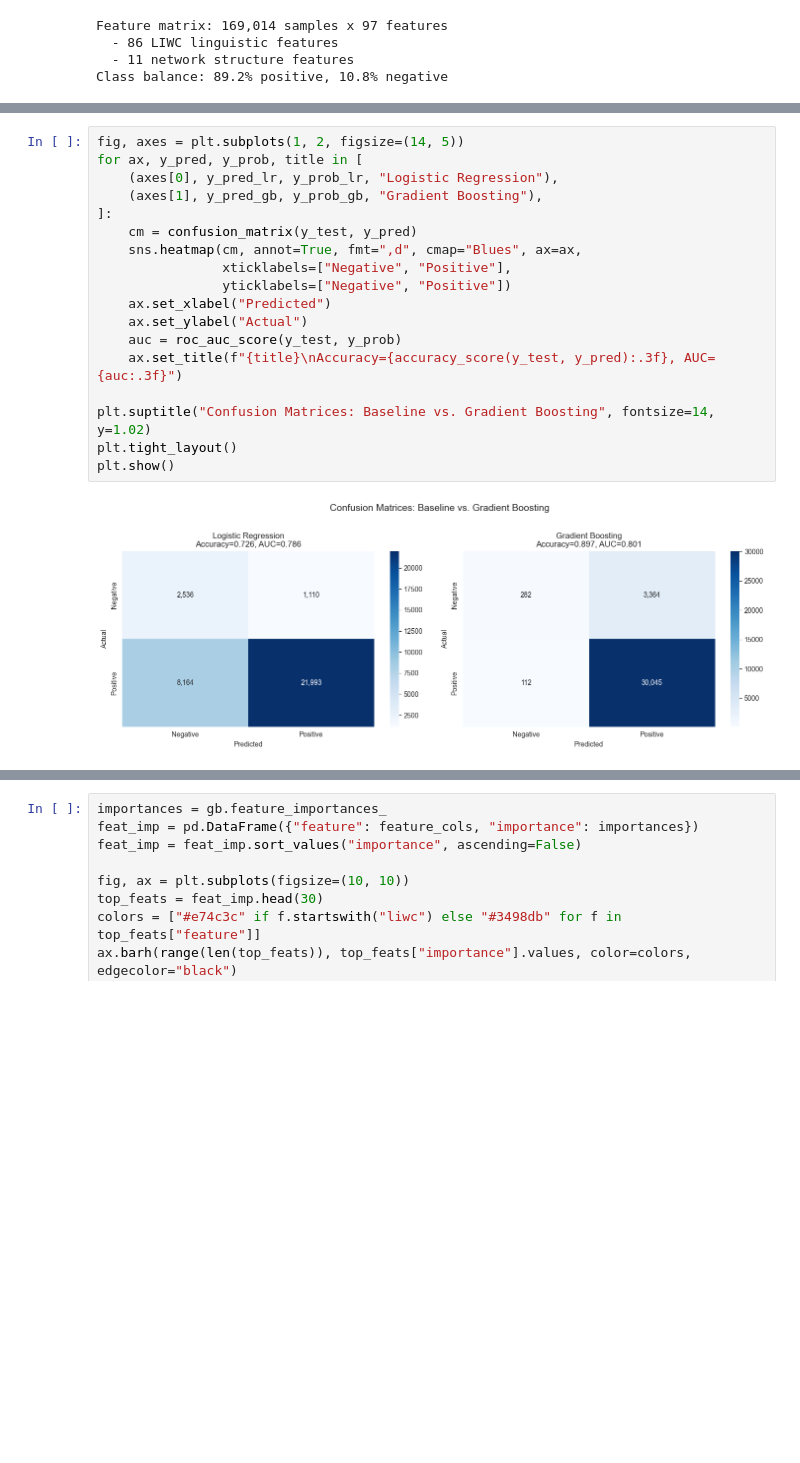
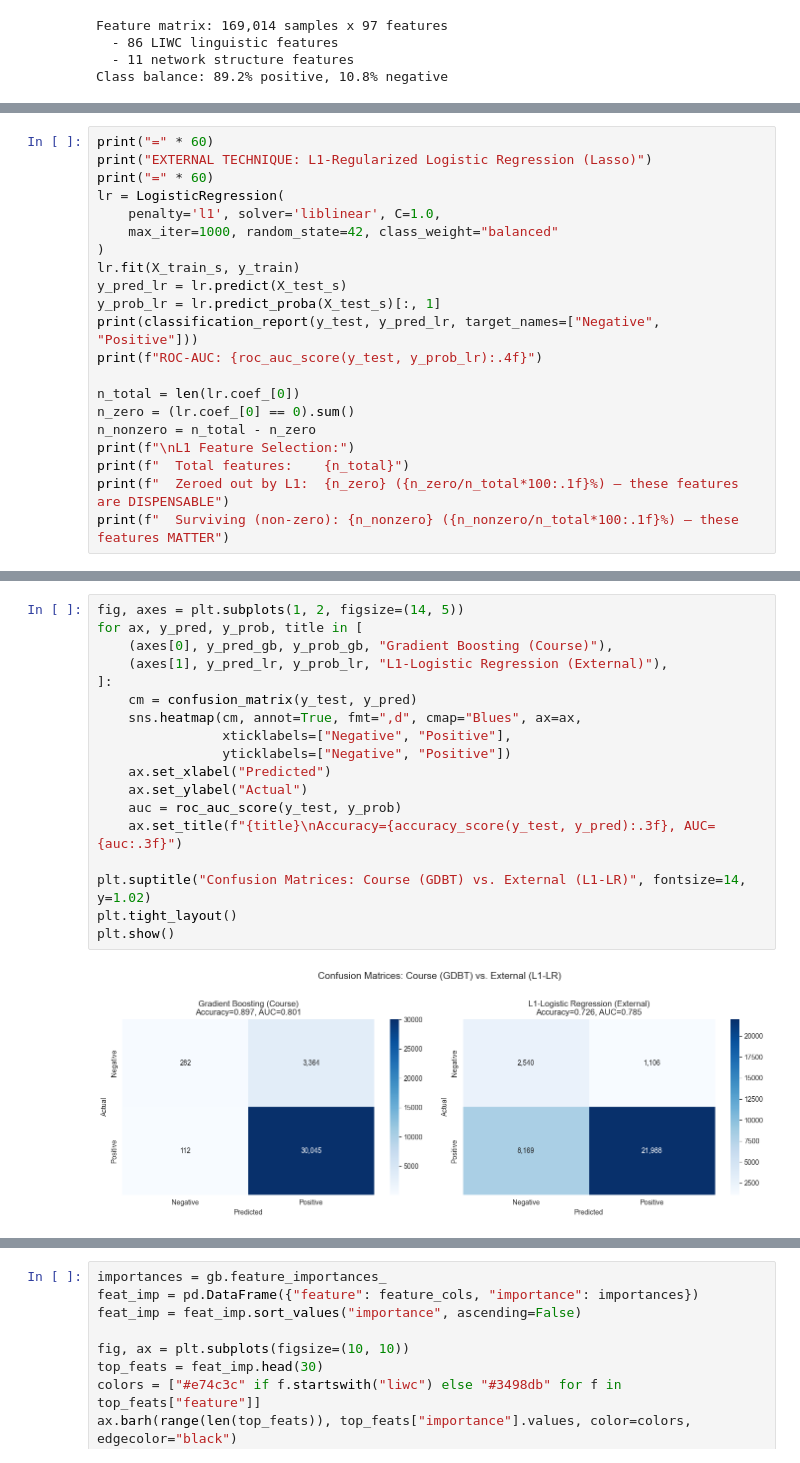
Before and after one commit to Blebot0/Reddit-Hyperlink-Network, a Jupyter notebook: 237007751_checkpoint2.ipynb, the cells around one changed output, grey strips where cells are left out. Cells and saved outputs as stored; diff of their text form; blank space fills up the shorter version.

```diff
--- a/237007751_checkpoint2.ipynb
+++ b/237007751_checkpoint2.ipynb
@@ -823,3 +814,24 @@ weighted avg       0.87      0.73      0.77     33803
 weighted avg       0.88      0.90      0.86     33803
 
 ROC-AUC: 0.8009
+# %%
+print("=" * 60)
+print("EXTERNAL TECHNIQUE: L1-Regularized Logistic Regression (Lasso)")
+print("=" * 60)
+lr = LogisticRegression(
+    penalty='l1', solver='liblinear', C=1.0,
+    max_iter=1000, random_state=42, class_weight="balanced"
+)
+lr.fit(X_train_s, y_train)
+y_pred_lr = lr.predict(X_test_s)
+y_prob_lr = lr.predict_proba(X_test_s)[:, 1]
+print(classification_report(y_test, y_pred_lr, target_names=["Negative", "Positive"]))
+print(f"ROC-AUC: {roc_auc_score(y_test, y_prob_lr):.4f}")
+
+n_total = len(lr.coef_[0])
+n_zero = (lr.coef_[0] == 0).sum()
+n_nonzero = n_total - n_zero
+print(f"\nL1 Feature Selection:")
+print(f"  Total features:    {n_total}")
+print(f"  Zeroed out by L1:  {n_zero} ({n_zero/n_total*100:.1f}%) — these features are DISPENSABLE")
+print(f"  Surviving (non-zero): {n_nonzero} ({n_nonzero/n_total*100:.1f}%) — these features MATTER")
@@ -826,21 +857,21 @@ ROC-AUC: 0.8009
 # %%
 fig, axes = plt.subplots(1, 2, figsize=(14, 5))
 for ax, y_pred, y_prob, title in [
-    (axes[0], y_pred_lr, y_prob_lr, "Logistic Regression"),
-    (axes[1], y_pred_gb, y_prob_gb, "Gradient Boosting"),
+    (axes[0], y_pred_gb, y_prob_gb, "Gradient Boosting (Course)"),
+    (axes[1], y_pred_lr, y_prob_lr, "L1-Logistic Regression (External)"),
 ]:
     cm = confusion_matrix(y_test, y_pred)
     sns.heatmap(cm, annot=True, fmt=",d", cmap="Blues", ax=ax,
                 xticklabels=["Negative", "Positive"],
                 yticklabels=["Negative", "Positive"])
     ax.set_xlabel("Predicted")
     ax.set_ylabel("Actual")
     auc = roc_auc_score(y_test, y_prob)
     ax.set_title(f"{title}\nAccuracy={accuracy_score(y_test, y_pred):.3f}, AUC={auc:.3f}")
 
-plt.suptitle("Confusion Matrices: Baseline vs. Gradient Boosting", fontsize=14, y=1.02)
+plt.suptitle("Confusion Matrices: Course (GDBT) vs. External (L1-LR)", fontsize=14, y=1.02)
 plt.tight_layout()
 plt.show()
 # %% [output]
-[figure, old version]
+[figure, new version]
 # %% [markdown]
```
Also changed, not shown: parts of 11 cells of this notebook.
